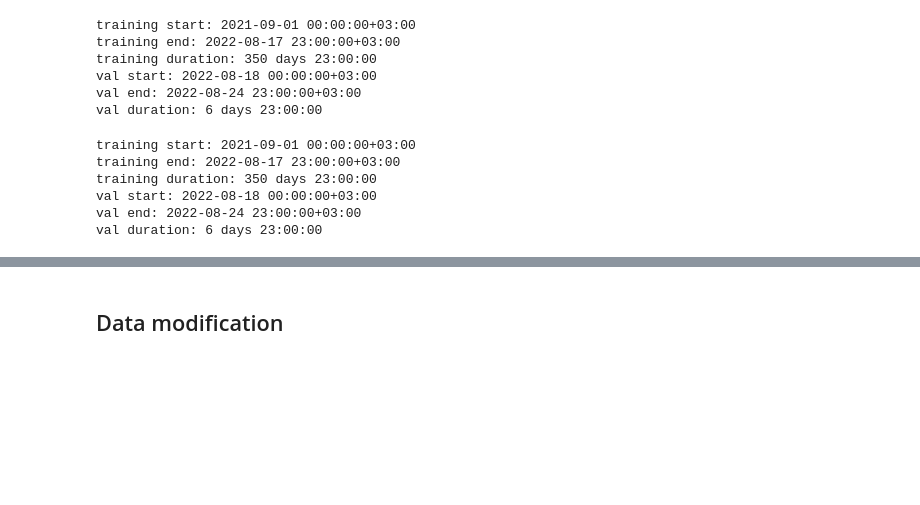
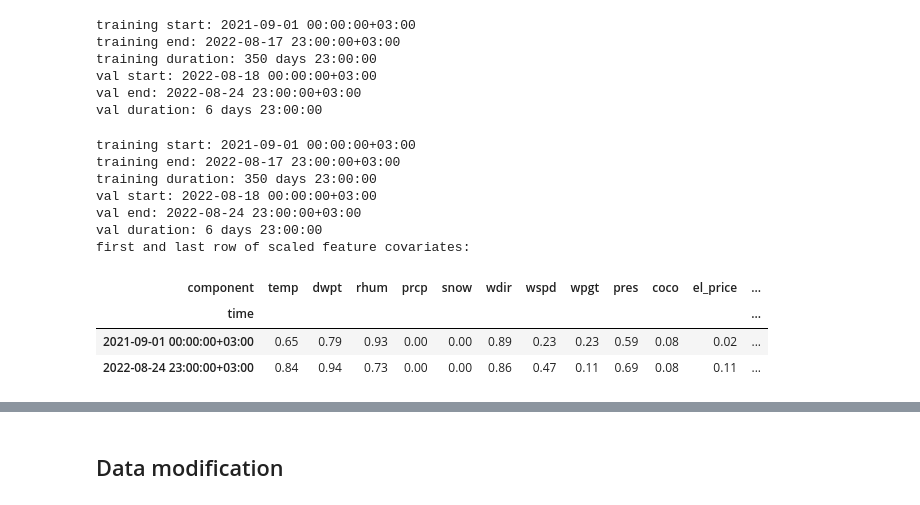
Before and after one commit to Kairixir/ml-tartu-electricity-prediciton, a Jupyter notebook: ML_Project.ipynb, the cells around one changed output, grey strips where cells are left out. Saved outputs shown, nothing was run; the diff lists cells and outputs as text; code cells hidden in the pictures; blank space fills up the shorter version.

```diff
--- a/ML_Project.ipynb
+++ b/ML_Project.ipynb
@@ -664,25 +664,34 @@ val duration: 6 days 23:00:00
 # %%
 covF_train, covF_val = ts_covF.split_after(SPLIT)
 
 print("training start:", covF_train.start_time())
 print("training end:", covF_train.end_time())
 print("training duration:", covF_train.duration)
 print("val start:", covF_val.start_time())
 print("val end:", covF_val.end_time())
 print("val duration:", covF_val.duration)
 
 scalerF = Scaler()
 scalerF.fit(covF_train)
 covF_ttrain = scalerF.transform(covF_train)
 covF_tval = scalerF.transform(covF_val)
-covF_tall = scalerF.transform(ts_covF)
+covF_t = scalerF.transform(ts_covF)
+
+pd.options.display.float_format = '{:.2f}'.format
+print("first and last row of scaled feature covariates:")
+covF_t.pd_dataframe().iloc[[0,-1]]
 # %% [output]
 training start: 2021-09-01 00:00:00+03:00
 training end: 2022-08-17 23:00:00+03:00
 training duration: 350 days 23:00:00
 val start: 2022-08-18 00:00:00+03:00
 val end: 2022-08-24 23:00:00+03:00
 val duration: 6 days 23:00:00
+first and last row of scaled feature covariates:
+| component | temp | dwpt | rhum | prcp | snow | wdir | wspd | wpgt | pres | coco | el_price | ... |
+| time |  |  |  |  |  |  |  |  |  |  |  | ... |
+| 2021-09-01 00:00:00+03:00 | 0.65 | 0.79 | 0.93 | 0.00 | 0.00 | 0.89 | 0.23 | 0.23 | 0.59 | 0.08 | 0.02 | ... |
+| 2022-08-24 23:00:00+03:00 | 0.84 | 0.94 | 0.73 | 0.00 | 0.00 | 0.86 | 0.47 | 0.11 | 0.69 | 0.08 | 0.11 | ... |
 # %%
 covT = datetime_attribute_timeseries(ts_label.time_index, attribute="hour", one_hot=False)
 covT = covT.stack(
```
Also changed, not shown: parts of 29 cells of this notebook.
